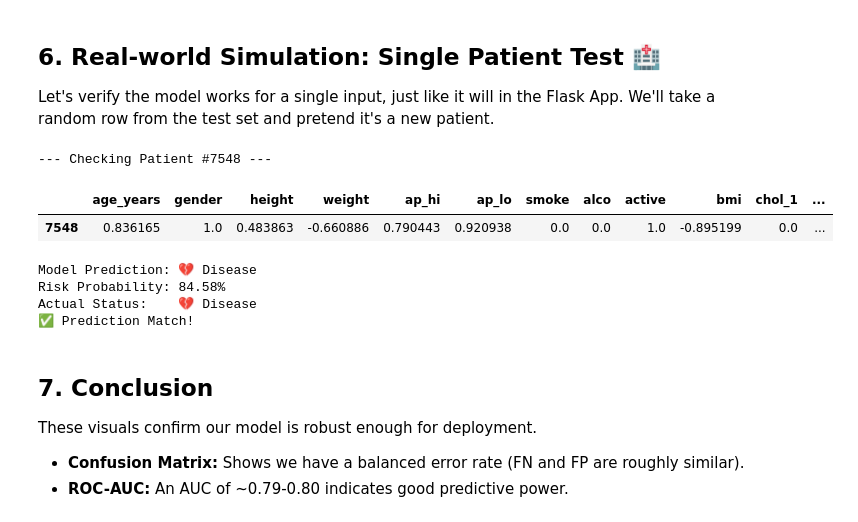
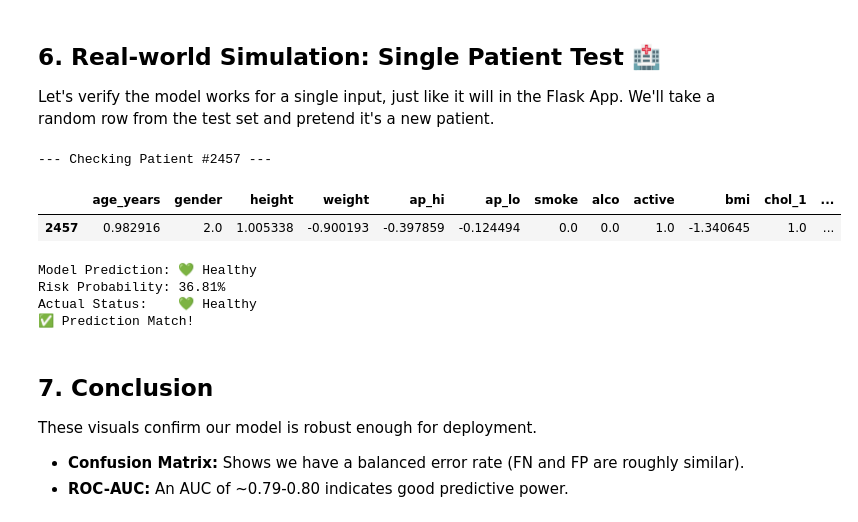
Before and after one commit to Yash-Kakadiya/cardio-sense, a Jupyter notebook: notebooks/04_evaluation_visuals.ipynb, the cells around one changed output. Saved outputs shown, nothing was run; the diff lists cells and outputs as text; code cells hidden in the pictures.

```diff
--- a/notebooks/04_evaluation_visuals.ipynb
+++ b/notebooks/04_evaluation_visuals.ipynb
@@ -162,35 +178,41 @@ plt.show()
 ## 6. Real-world Simulation: Single Patient Test 🏥
 Let's verify the model works for a single input, just like it will in the Flask App.
 We'll take a random row from the test set and pretend it's a new patient.
-# %%
-# Select a random patient
-patient_idx = np.random.randint(0, len(X_test))
-patient_data = X_test.iloc[patient_idx].to_frame().T  # Reshape to 1 row
-true_status = y_test.iloc[patient_idx]
-
-print(f"--- Checking Patient #{patient_idx} ---")
-display(patient_data)
-
-# Predict
-prediction = model.predict(patient_data)[0]
-probability = model.predict_proba(patient_data)[0][1]
-
-print(f"\nModel Prediction: {'💔 Disease' if prediction == 1 else '💚 Healthy'}")
-print(f"Risk Probability: {probability:.2%}")
-print(f"Actual Status:    {'💔 Disease' if true_status == 1 else '💚 Healthy'}")
-
-if prediction == true_status:
-    print("✅ Prediction Match!")
-else:
-    print("❌ Prediction Wrong.")
-# %% [output]
---- Checking Patient #7548 ---
-|  | age_years | gender | height | weight | ap_hi | ap_lo | smoke | alco | active | bmi | chol_1 | ... |
-| 7548 | 0.836165 | 1.0 | 0.483863 | -0.660886 | 0.790443 | 0.920938 | 0.0 | 0.0 | 1.0 | -0.895199 | 0.0 | ... |
-Model Prediction: 💔 Disease
-Risk Probability: 84.58%
-Actual Status:    💔 Disease
-✅ Prediction Match!
+# %%
+# Select a random patient index
+patient_idx = np.random.randint(0, len(X_test_df))
+
+# 1. Get readable data (for display)
+patient_display = X_test_df.iloc[patient_idx].to_frame().T
+true_status = y_test.iloc[patient_idx]
+
+print(f"--- Checking Patient #{patient_idx} ---")
+display(patient_display)
+
+# 2. Get model-ready data (17 features)
+# We take the specific row from our engineered matrix
+patient_model_input = X_test_model[patient_idx].reshape(1, -1)
+
+# Predict
+prediction = model.predict(patient_model_input)[0]
+probability = model.predict_proba(patient_model_input)[0][1]
+
+print(f"\nModel Prediction: {'💔 Disease' if prediction == 1 else '💚 Healthy'}")
+print(f"Risk Probability: {probability:.2%}")
+print(f"Actual Status:    {'💔 Disease' if true_status == 1 else '💚 Healthy'}")
+
+if prediction == true_status:
+    print("✅ Prediction Match!")
+else:
+    print("❌ Prediction Wrong.")
+# %% [output]
+--- Checking Patient #2457 ---
+|  | age_years | gender | height | weight | ap_hi | ap_lo | smoke | alco | active | bmi | chol_1 | ... |
+| 2457 | 0.982916 | 2.0 | 1.005338 | -0.900193 | -0.397859 | -0.124494 | 0.0 | 0.0 | 1.0 | -1.340645 | 1.0 | ... |
+Model Prediction: 💚 Healthy
+Risk Probability: 36.81%
+Actual Status:    💚 Healthy
+✅ Prediction Match!
 # %% [markdown]
 ## 7. Conclusion
 These visuals confirm our model is robust enough for deployment.
```
Also changed, not shown: parts of 6 cells of this notebook, 1 other file.
